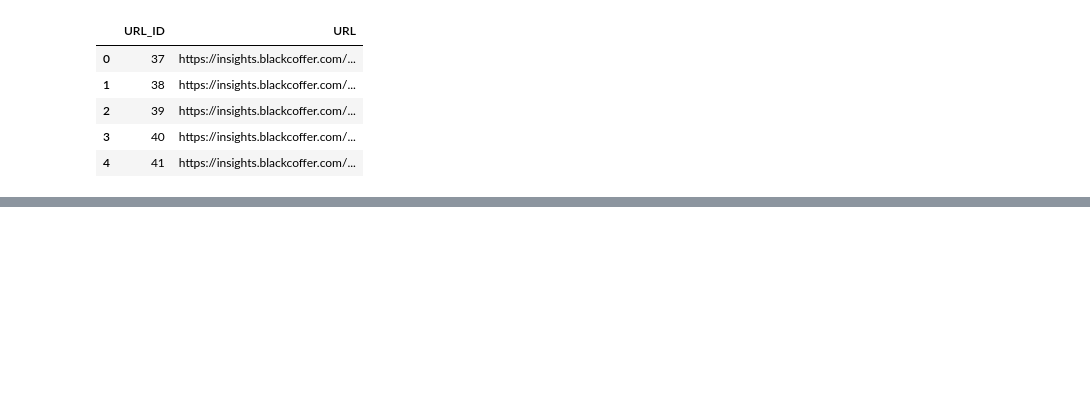
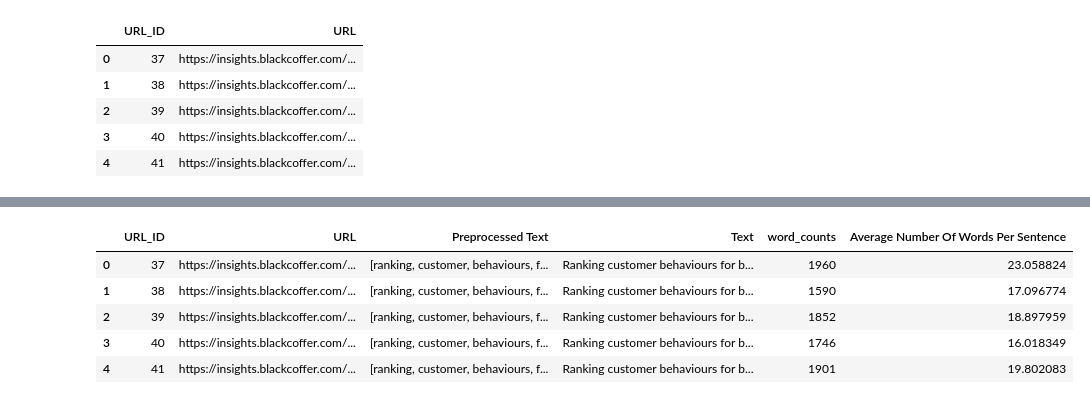
Before and after one commit to ysrastogi/nlp_feature_extraction, a Jupyter notebook: assign.ipynb, the cells around one changed output, grey strips where cells are left out. Drawn from its saved outputs; the diff is of its cells as text; code cells hidden in the pictures; blank space fills up the shorter version.

```diff
--- a/assign.ipynb
+++ b/assign.ipynb
@@ -66,0 +62,4 @@ Considering the vast range of tasks that an AI can do, it is evident that it hol
+# %%
+input['Preprocessed Text'] = pre_web_text
+input['Text'] = web_text
+input.head()
@@ -66,0 +73,4 @@ Considering the vast range of tasks that an AI can do, it is evident that it hol
+# %%
+for i in range(len(input['Text'])):
+    new_text = ". ".join(input['Text'][i])
+    input['Text'][i] = new_text
@@ -66,0 +108,6 @@ Considering the vast range of tasks that an AI can do, it is evident that it hol
+# %%
+word_count =[]
+for text in input['Preprocessed Text']:
+    word_count.append(len(text))
+
+input['word_counts'] = word_count
@@ -66,0 +128,8 @@ Considering the vast range of tasks that an AI can do, it is evident that it hol
+# %%
+#Average no. of words per sentence
+nltk.download('punkt')
+average_no = []
+for i in range(len(input)):
+    average_no.append(input['word_counts'][i]/len(nltk.sent_tokenize(input['Text'][i])))
+
+input['Average Number Of Words Per Sentence'] = average_no
@@ -66,0 +140,9 @@ Considering the vast range of tasks that an AI can do, it is evident that it hol
+# %%
+input.head()
+# %% [output]
+|  | URL_ID | URL | Preprocessed Text | Text | word_counts | Average Number Of Words Per Sentence |
+| 0 | 37 | https://insights.blackcoffer.com/... | [ranking, customer, behaviours, f... | Ranking customer behaviours for b... | 1960 | 23.058824 |
+| 1 | 38 | https://insights.blackcoffer.com/... | [ranking, customer, behaviours, f... | Ranking customer behaviours for b... | 1590 | 17.096774 |
+| 2 | 39 | https://insights.blackcoffer.com/... | [ranking, customer, behaviours, f... | Ranking customer behaviours for b... | 1852 | 18.897959 |
+| 3 | 40 | https://insights.blackcoffer.com/... | [ranking, customer, behaviours, f... | Ranking customer behaviours for b... | 1746 | 16.018349 |
+| 4 | 41 | https://insights.blackcoffer.com/... | [ranking, customer, behaviours, f... | Ranking customer behaviours for b... | 1901 | 19.802083 |
```
Also changed, not shown: parts of 18 cells of this notebook.
